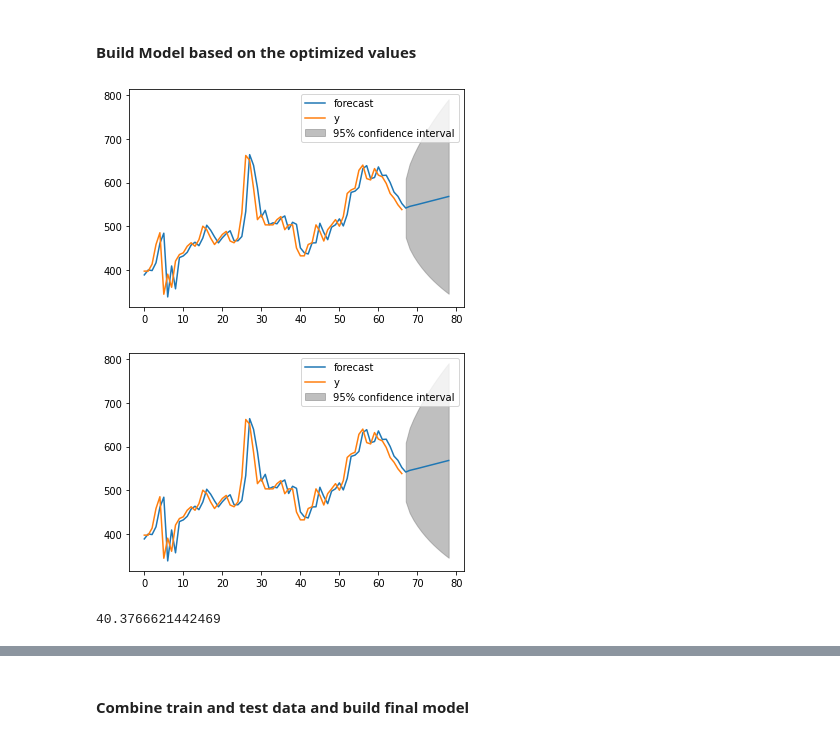
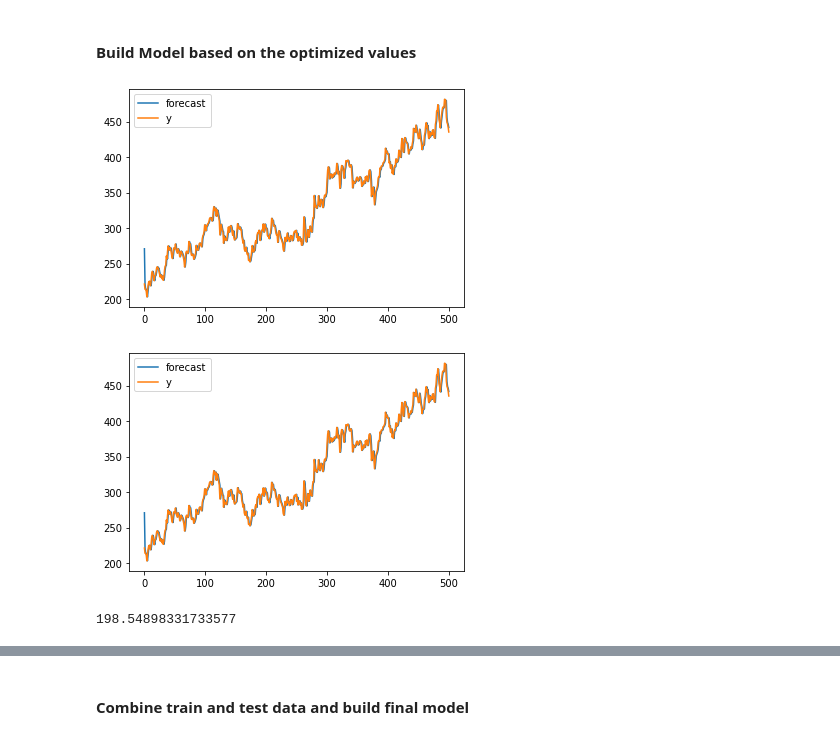
Before and after one commit to renkuntlamahessh/DataScience_Python, a Jupyter notebook: Forecasting_Model_Arima.ipynb, the cells around one changed output, grey strips where cells are left out. Saved outputs shown, nothing was run; the diff lists cells and outputs as text; code cells hidden in the pictures.

```diff
--- a/Forecasting_Model_Arima.ipynb
+++ b/Forecasting_Model_Arima.ipynb
@@ -187,17 +209,17 @@ X = train.values
 X = X.astype('float32')
 # %%
 # fit model
-model = ARIMA(X, order=(2,1,0))
+model = ARIMA(X, order=(1,0,0))
 model_fit = model.fit()
-forecast=model_fit.forecast(steps=10)[0]
-model_fit.plot_predict(1, 79)
+forecast=model_fit.forecast(steps=500)[0]
+model_fit.plot_predict(0,500)
 # %% [output]
-[figure, old version]
+[figure, new version]
-[figure, old version]
+[figure, new version]
 # %%
 #Error on the test data
 val=pd.read_csv('validation.csv',header=None)
 rmse = sqrt(mean_squared_error(val[1], forecast))
 rmse
 # %% [output]
-40.3766621442469
+198.54898331733577
```
Also changed, not shown: parts of 19 cells of this notebook.
